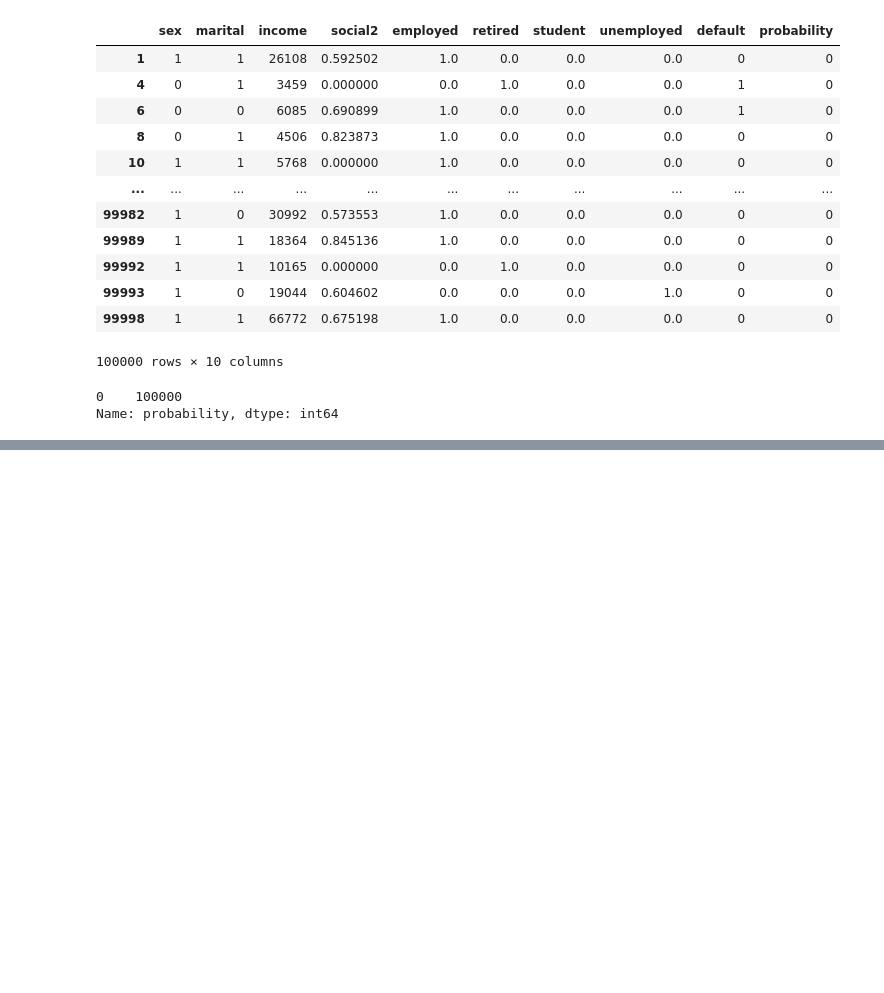
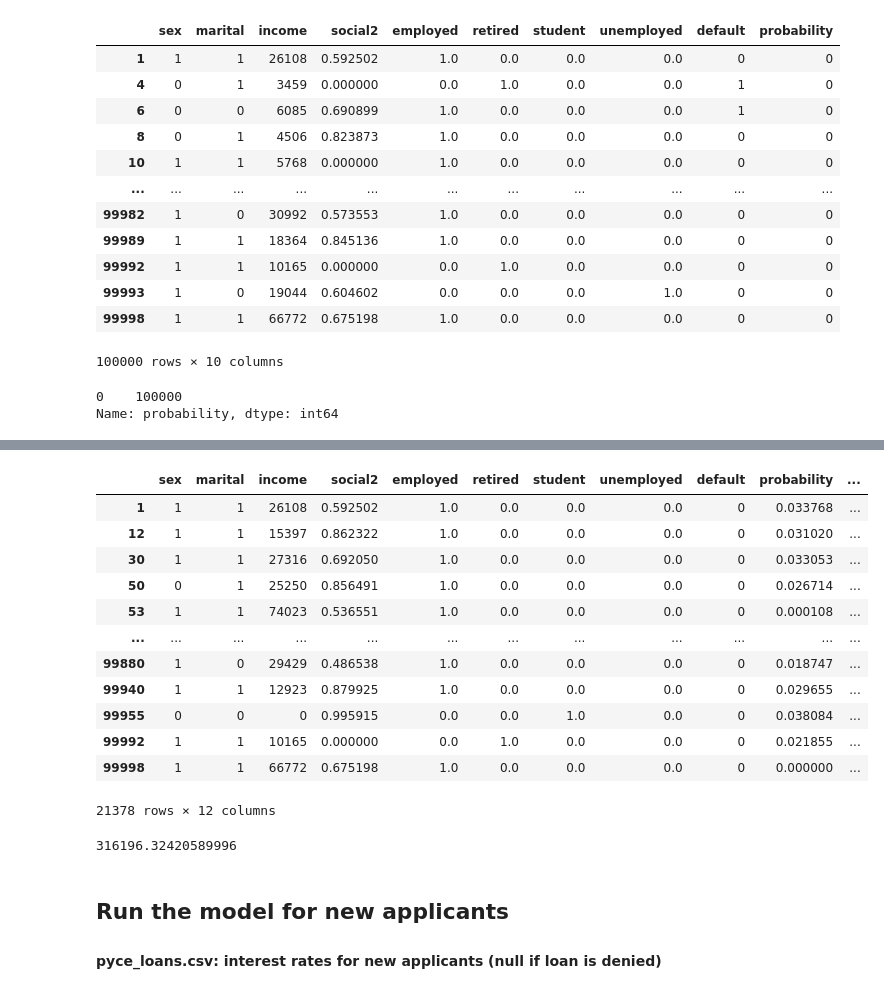
Before and after one commit to jpkcunha/AdvancedFinance_ML, a Jupyter notebook: model.ipynb, the cells around one changed output, grey strips where cells are left out. Cells and saved outputs as stored; diff of their text form; code cells hidden in the pictures; blank space fills up the shorter version.

```diff
--- a/model.ipynb
+++ b/model.ipynb
@@ -273,0 +284,27 @@ Name: probability, dtype: int64
+# %%
+x = rf_model[rf_model['probability'] <= 0.05]
+x['rate'] = x['probability']/(1-x['probability']) + 0.04
+x['profit'] = np.where(x['default'] == 0, 10000*x['rate'], -10000)
+x
+# %% [output]
+|  | sex | marital | income | social2 | employed | retired | student | unemployed | default | probability | ... |
+| 1 | 1 | 1 | 26108 | 0.592502 | 1.0 | 0.0 | 0.0 | 0.0 | 0 | 0.033768 | ... |
+| 12 | 1 | 1 | 15397 | 0.862322 | 1.0 | 0.0 | 0.0 | 0.0 | 0 | 0.031020 | ... |
+| 30 | 1 | 1 | 27316 | 0.692050 | 1.0 | 0.0 | 0.0 | 0.0 | 0 | 0.033053 | ... |
+| 50 | 0 | 1 | 25250 | 0.856491 | 1.0 | 0.0 | 0.0 | 0.0 | 0 | 0.026714 | ... |
+| 53 | 1 | 1 | 74023 | 0.536551 | 1.0 | 0.0 | 0.0 | 0.0 | 0 | 0.000108 | ... |
+| ... | ... | ... | ... | ... | ... | ... | ... | ... | ... | ... | ... |
+| 99880 | 1 | 0 | 29429 | 0.486538 | 1.0 | 0.0 | 0.0 | 0.0 | 0 | 0.018747 | ... |
+| 99940 | 1 | 1 | 12923 | 0.879925 | 1.0 | 0.0 | 0.0 | 0.0 | 0 | 0.029655 | ... |
+| 99955 | 0 | 0 | 0 | 0.995915 | 0.0 | 0.0 | 1.0 | 0.0 | 0 | 0.038084 | ... |
+| 99992 | 1 | 1 | 10165 | 0.000000 | 0.0 | 1.0 | 0.0 | 0.0 | 0 | 0.021855 | ... |
+| 99998 | 1 | 1 | 66772 | 0.675198 | 1.0 | 0.0 | 0.0 | 0.0 | 0 | 0.000000 | ... |
+21378 rows × 12 columns
+# %%
+x.profit.sum()
+# %% [output]
+316196.32420589996
+# %% [markdown]
+## Run the model for new applicants
+
+#### pyce_loans.csv: interest rates for new applicants (null if loan is denied)
```
Also changed, not shown: parts of 4 cells of this notebook, 1 other file.
